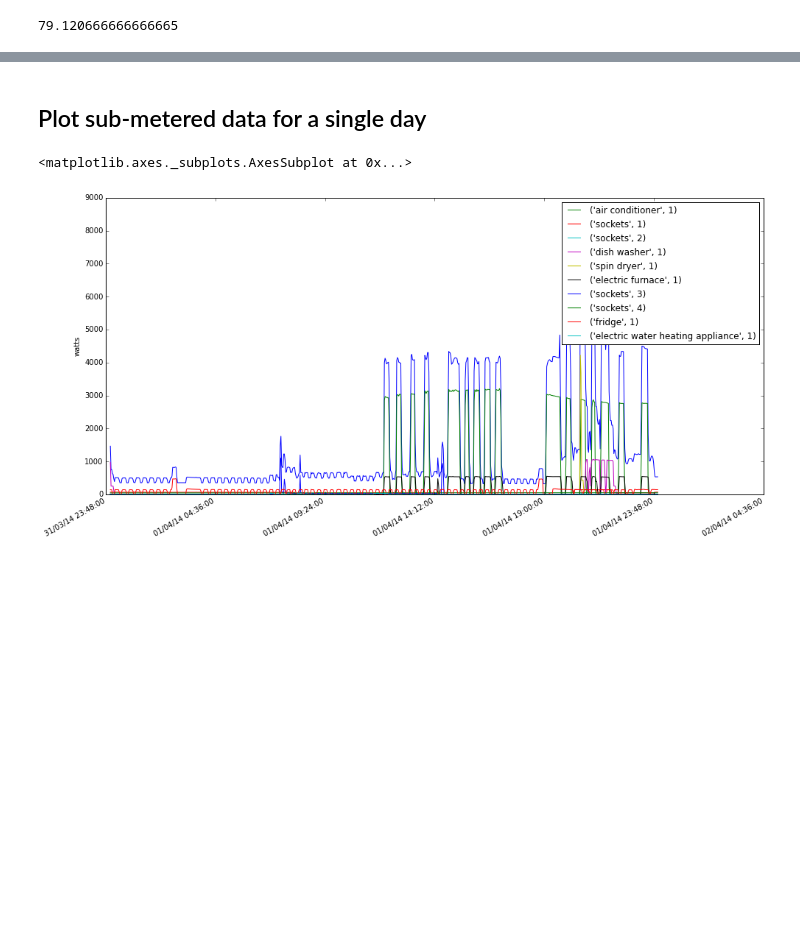
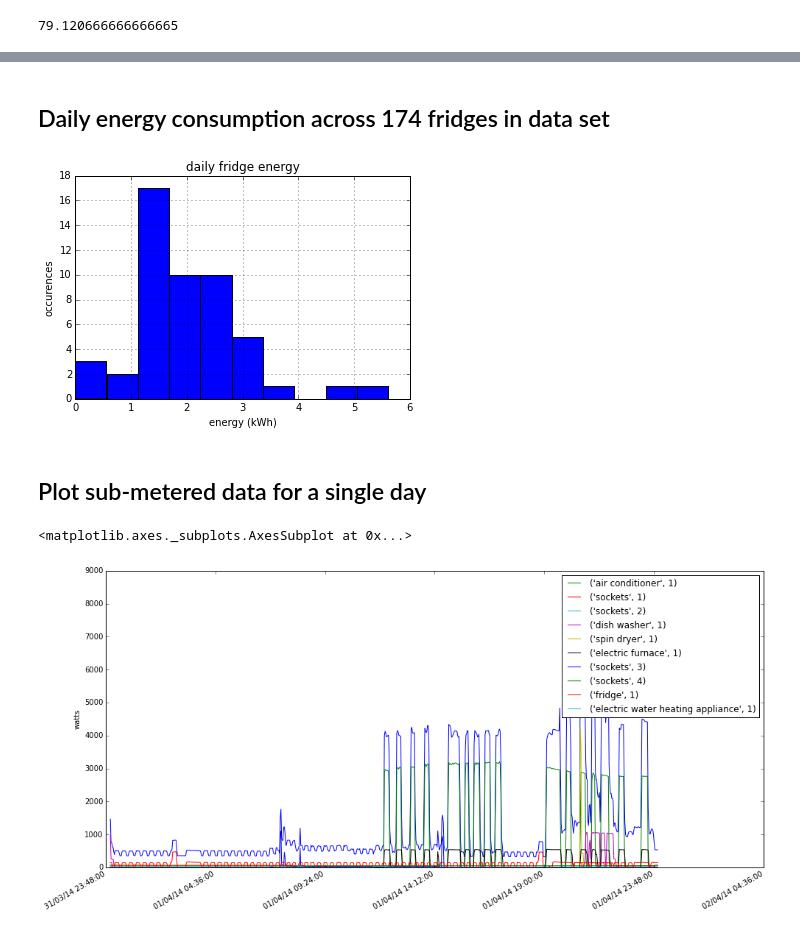
Before and after one commit to nilmtk/nilmtk, a Jupyter notebook: notebooks/BuildSys_2014_demo.ipynb, the cells around one changed output, grey strips where cells are left out. Saved outputs shown, nothing was run; the diff lists cells and outputs as text; code cells hidden in the pictures; blank space fills up the shorter version.

```diff
--- a/notebooks/BuildSys_2014_demo.ipynb
+++ b/notebooks/BuildSys_2014_demo.ipynb
@@ -138,3 +135,17 @@ fridges.select(building=61).plot()
+# %% [markdown]
+## Daily energy consumption across 174 fridges in data set
+# %%
+fridges_restricted = MeterGroup(fridges.meters[:50])
+energy = [meter.total_energy() for meter in fridges_restricted.meters]
+days = [meter.get_timeframe().timedelta.days for meter in fridges_restricted.meters]
+daily_energy = pd.DataFrame(np.divide(energy, days))
+daily_energy.plot(kind='hist');
+plt.title('daily fridge energy');
+plt.xlabel('energy (kWh)');
+plt.ylabel('occurences');
+plt.legend().set_visible(False)
+# %% [output]
+[figure, added]
 # %% [markdown]
 ## Plot sub-metered data for a single day
 # %%
```
Also changed, not shown: parts of 6 cells of this notebook.
